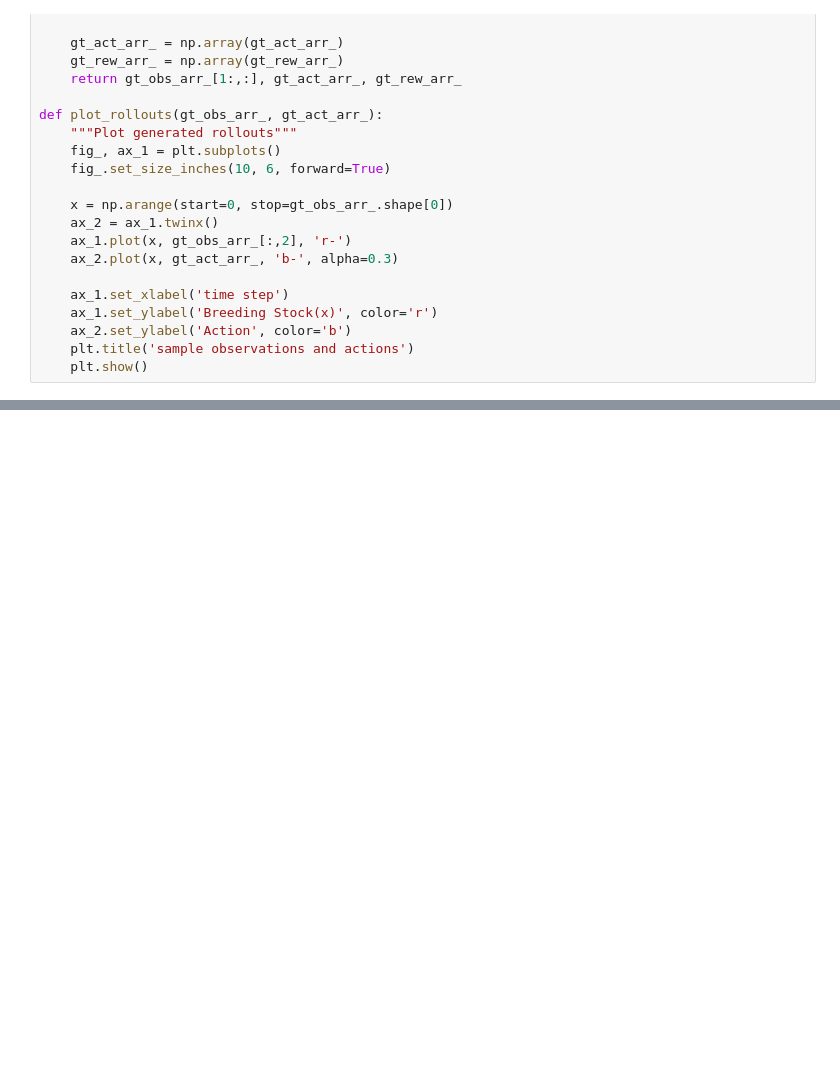
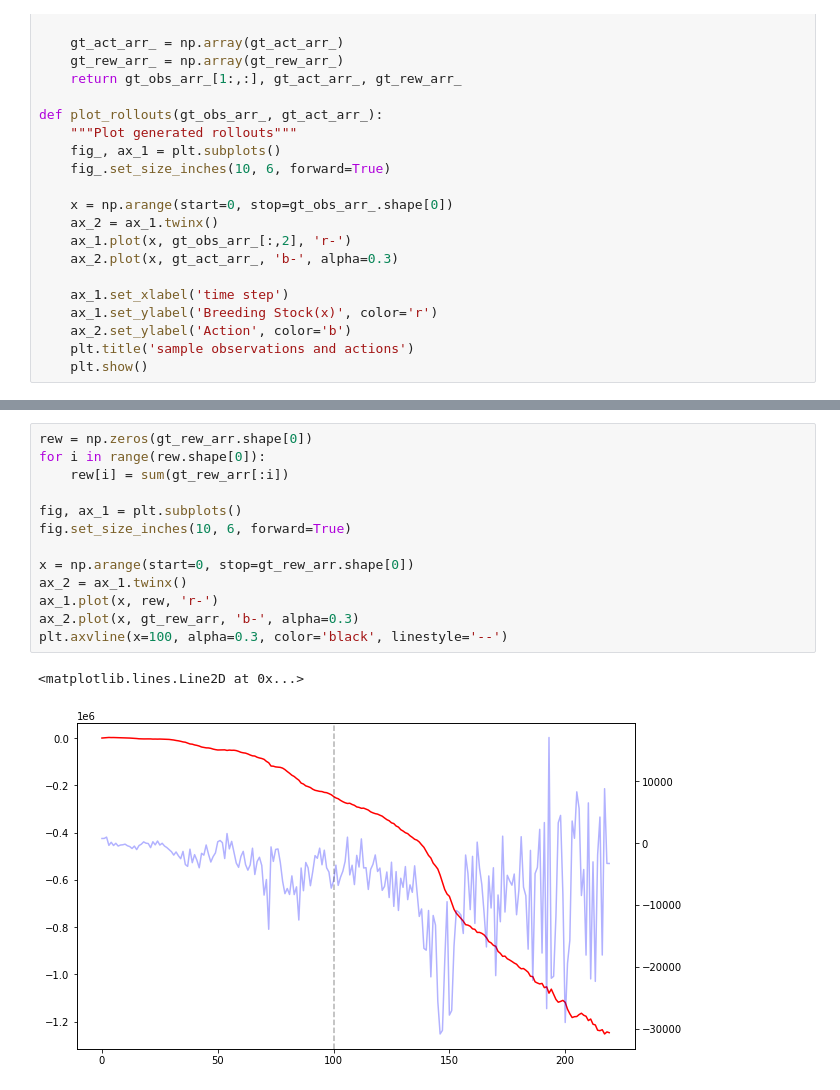
Before and after one commit to zhenghaojiang/cmdp, a Jupyter notebook: context_cattle.ipynb, the cells around one changed output, grey strips where cells are left out. Drawn from its saved outputs; the diff is of its cells as text; blank space fills up the shorter version.

```diff
--- a/context_cattle.ipynb
+++ b/context_cattle.ipynb
@@ -110,0 +118,16 @@ plot_rollouts(gt_obs_arr, gt_act_arr)
+# %%
+rew = np.zeros(gt_rew_arr.shape[0])
+for i in range(rew.shape[0]):
+    rew[i] = sum(gt_rew_arr[:i])
+
+fig, ax_1 = plt.subplots()
+fig.set_size_inches(10, 6, forward=True)
+
+x = np.arange(start=0, stop=gt_rew_arr.shape[0])
+ax_2 = ax_1.twinx()
+ax_1.plot(x, rew, 'r-')
+ax_2.plot(x, gt_rew_arr, 'b-', alpha=0.3)
+plt.axvline(x=100, alpha=0.3, color='black', linestyle='--')
+# %% [output]
+<matplotlib.lines.Line2D at 0x...>
+[figure, added]
```
Also changed, not shown: parts of 8 cells of this notebook, 5 other files.
